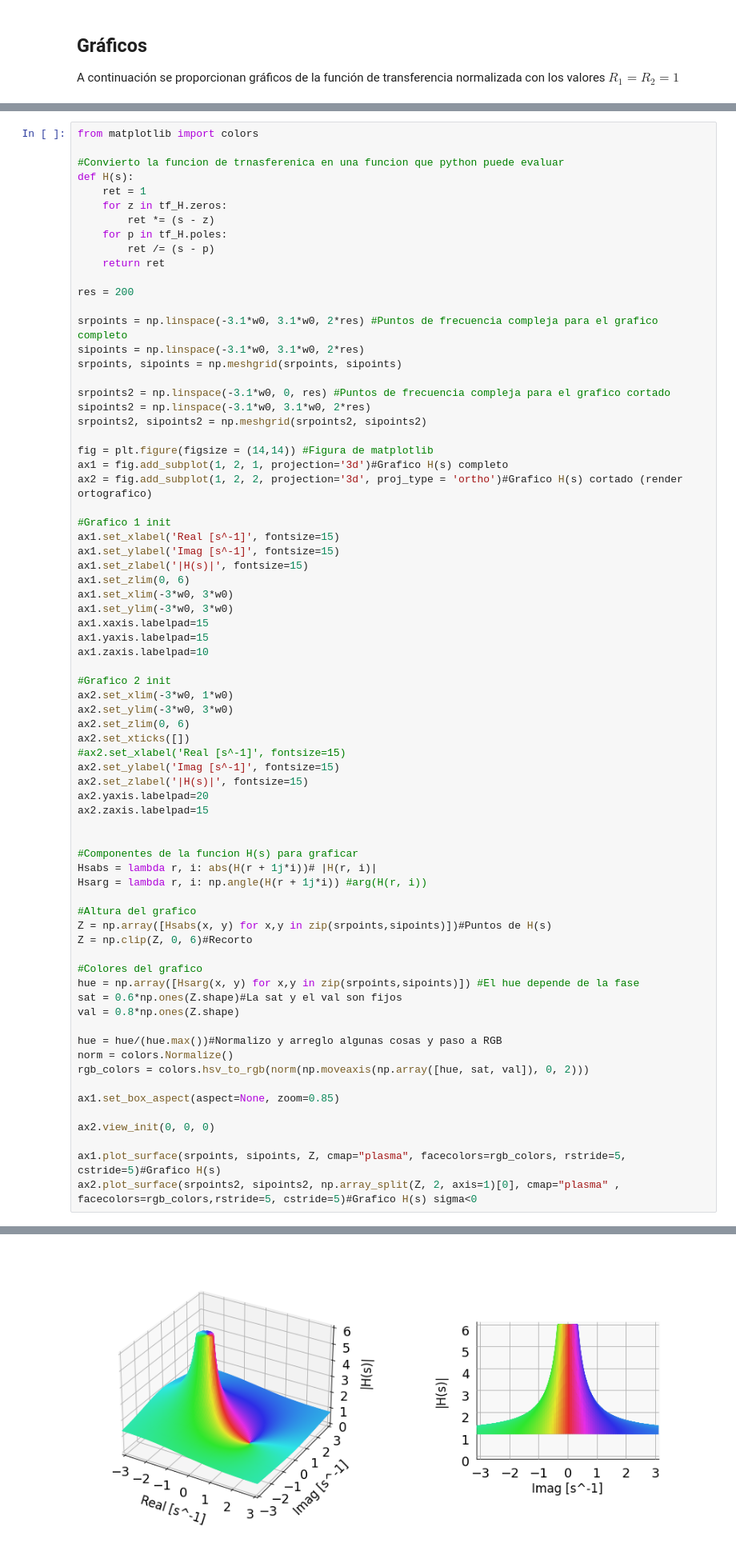
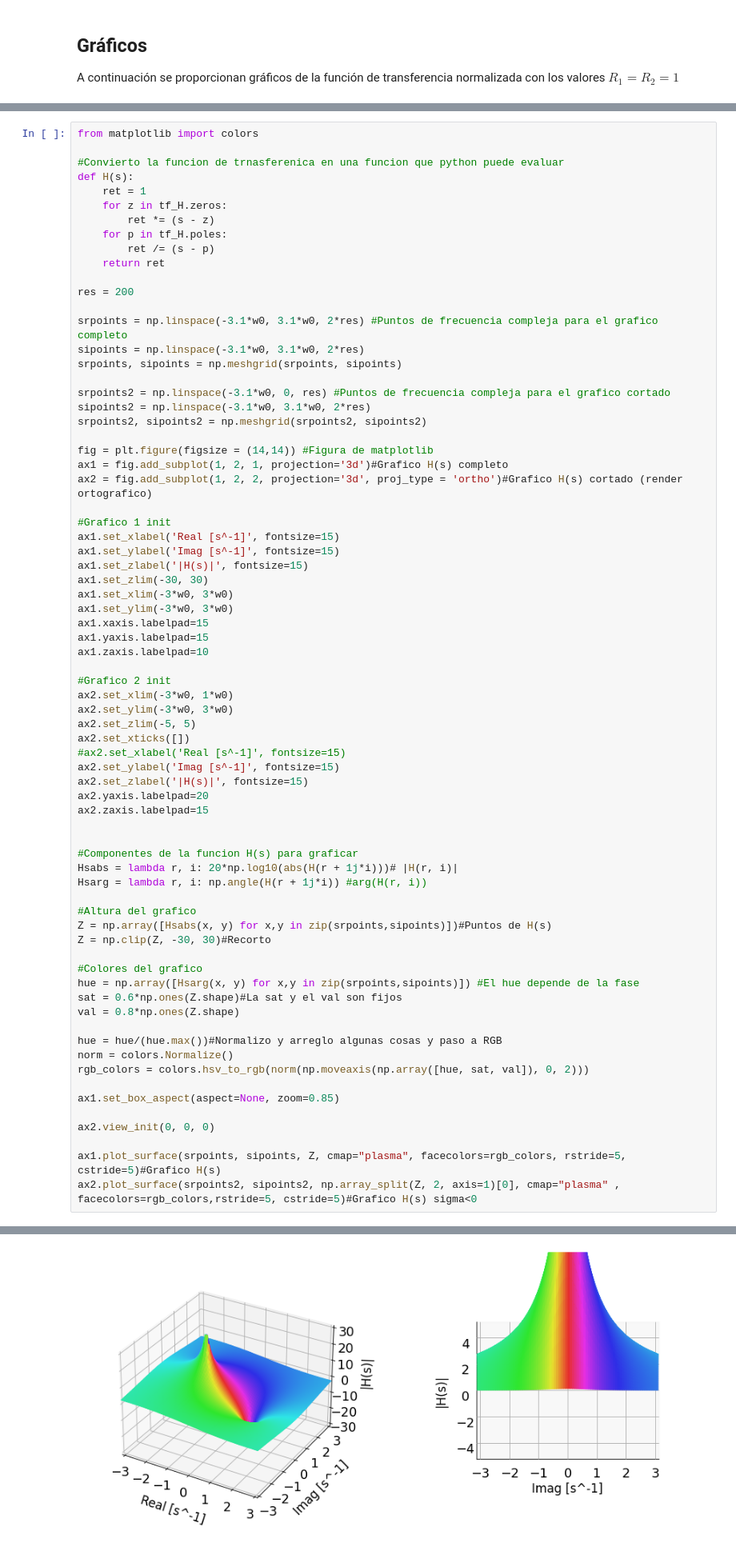
Before and after one commit to brunogle/tc2-r4001, a Jupyter notebook: trabajo_semanal_1/trabajo_semanal_1.ipynb, the cells around one changed output, grey strips where cells are left out. Shown: that part at 80% size. Drawn from its saved outputs; the diff is of its cells as text.

```diff
--- a/trabajo_semanal_1/trabajo_semanal_1.ipynb
+++ b/trabajo_semanal_1/trabajo_semanal_1.ipynb
@@ -191,7 +191,7 @@ ax2 = fig.add_subplot(1, 2, 2, projection='3d', proj_type = 'ortho')#Grafico H(s
 ax1.set_xlabel('Real [s^-1]', fontsize=15)
 ax1.set_ylabel('Imag [s^-1]', fontsize=15)
 ax1.set_zlabel('|H(s)|', fontsize=15)
-ax1.set_zlim(0, 6)
+ax1.set_zlim(-30, 30)
 ax1.set_xlim(-3*w0, 3*w0)
 ax1.set_ylim(-3*w0, 3*w0)
 ax1.xaxis.labelpad=15
@@ -201,41 +201,41 @@ ax1.zaxis.labelpad=10
 #Grafico 2 init
 ax2.set_xlim(-3*w0, 1*w0)
 ax2.set_ylim(-3*w0, 3*w0)
-ax2.set_zlim(0, 6)
+ax2.set_zlim(-5, 5)
 ax2.set_xticks([])
 #ax2.set_xlabel('Real [s^-1]', fontsize=15)
 ax2.set_ylabel('Imag [s^-1]', fontsize=15)
 ax2.set_zlabel('|H(s)|', fontsize=15)
 ax2.yaxis.labelpad=20
 ax2.zaxis.labelpad=15
 
 
 #Componentes de la funcion H(s) para graficar
-Hsabs = lambda r, i: abs(H(r + 1j*i))# |H(r, i)|
+Hsabs = lambda r, i: 20*np.log10(abs(H(r + 1j*i)))# |H(r, i)|
 Hsarg = lambda r, i: np.angle(H(r + 1j*i)) #arg(H(r, i))
 
 #Altura del grafico
 Z = np.array([Hsabs(x, y) for x,y in zip(srpoints,sipoints)])#Puntos de H(s)
-Z = np.clip(Z, 0, 6)#Recorto
+Z = np.clip(Z, -30, 30)#Recorto
 
 #Colores del grafico
 hue = np.array([Hsarg(x, y) for x,y in zip(srpoints,sipoints)]) #El hue depende de la fase
 sat = 0.6*np.ones(Z.shape)#La sat y el val son fijos
 val = 0.8*np.ones(Z.shape)
 
 hue = hue/(hue.max())#Normalizo y arreglo algunas cosas y paso a RGB
 norm = colors.Normalize()
 rgb_colors = colors.hsv_to_rgb(norm(np.moveaxis(np.array([hue, sat, val]), 0, 2)))
 
 ax1.set_box_aspect(aspect=None, zoom=0.85)
 
 ax2.view_init(0, 0, 0)
 
 ax1.plot_surface(srpoints, sipoints, Z, cmap="plasma", facecolors=rgb_colors, rstride=5, cstride=5)#Grafico H(s)
 ax2.plot_surface(srpoints2, sipoints2, np.array_split(Z, 2, axis=1)[0], cmap="plasma" , facecolors=rgb_colors,rstride=5, cstride=5)#Grafico H(s) sigma<0
 # %% [output]
 <mpl_toolkits.mplot3d.art3d.Poly3DCollection at 0x...>
-[figure, old version]
+[figure, new version]
 # %% [markdown]
 El grafico izquiero muestra la funcion de transferencia $H(s)$ usando la altura para representar el modulo y el color para representar la fase. De esta forma se puede apreciar la naturaleza compleja de la transfernica, y quedan bien marcados el polo y el cero. El grafico derecho muestra lo mismo pero visto de costado y cortada por el eje $j\omega$, asi se puede observar la respuesta en frecuencia plana.
 
```
Also changed, not shown: 5 other files.
